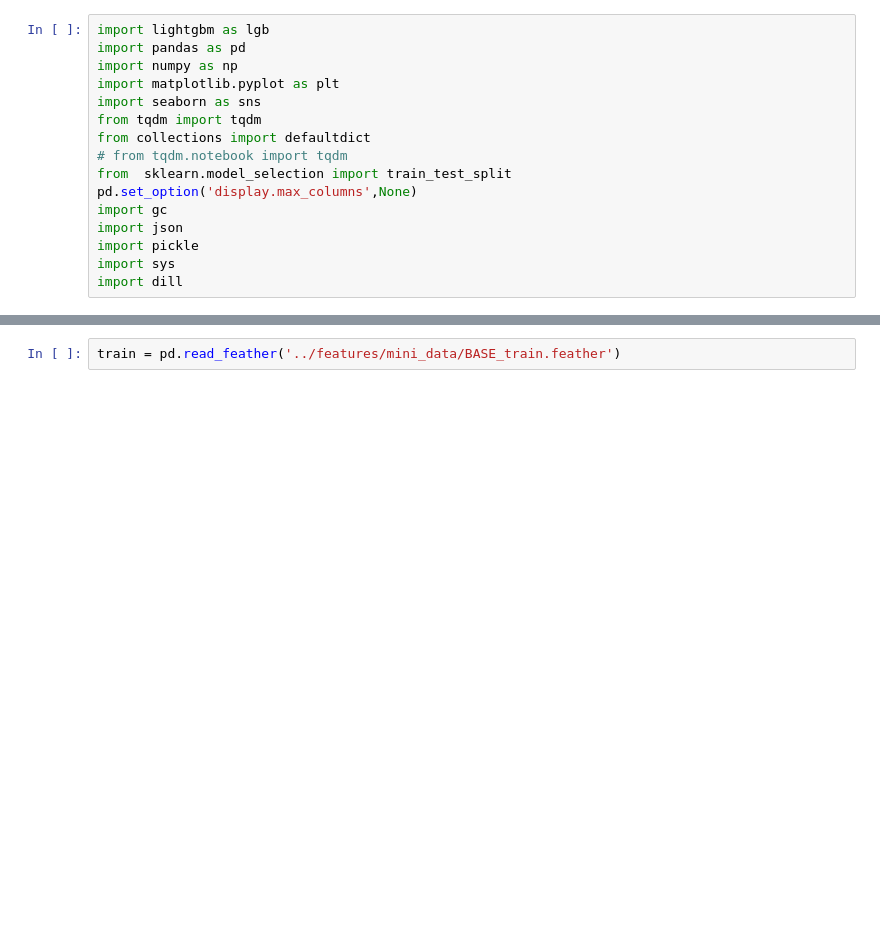
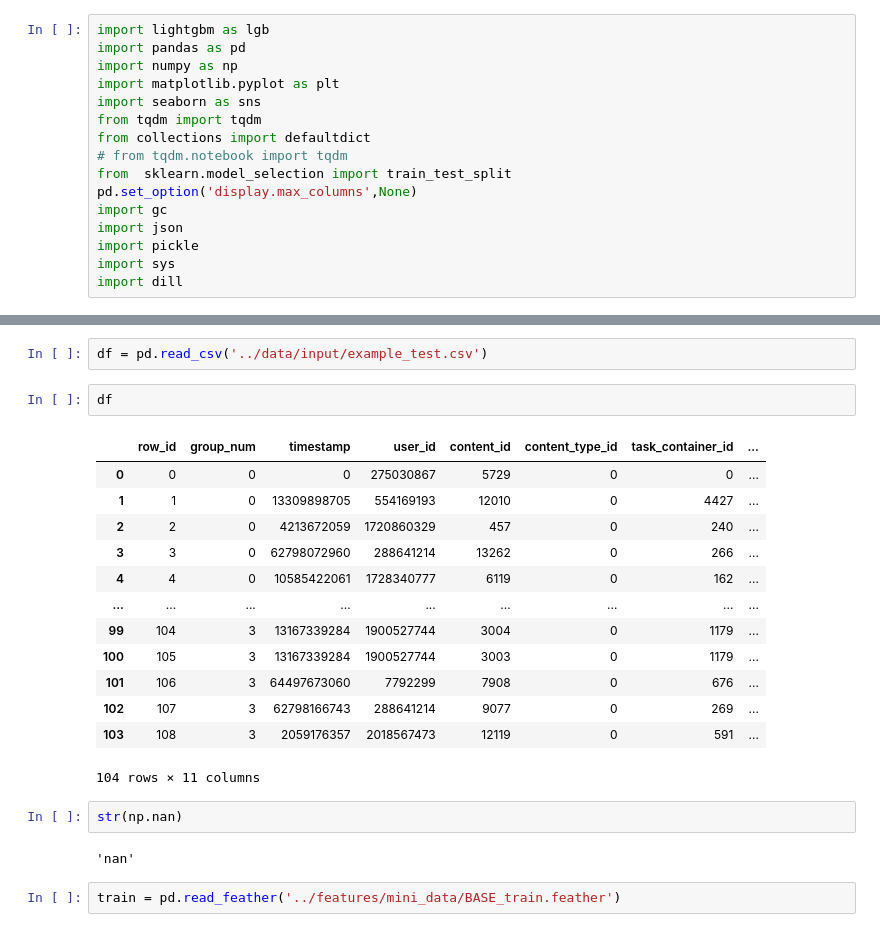
Before and after one commit to zakopuro/kaggle_Riiid, a Jupyter notebook: notebook/debug.ipynb, the cells around one changed output, grey strips where cells are left out. Saved outputs shown, nothing was run; the diff lists cells and outputs as text; blank space fills up the shorter version.

```diff
--- a/notebook/debug.ipynb
+++ b/notebook/debug.ipynb
@@ -17,2 +288,24 @@ import dill
+# %%
+df = pd.read_csv('../data/input/example_test.csv')
+# %%
+df
+# %% [output]
+|  | row_id | group_num | timestamp | user_id | content_id | content_type_id | task_container_id | ... |
+| 0 | 0 | 0 | 0 | 275030867 | 5729 | 0 | 0 | ... |
+| 1 | 1 | 0 | 13309898705 | 554169193 | 12010 | 0 | 4427 | ... |
+| 2 | 2 | 0 | 4213672059 | 1720860329 | 457 | 0 | 240 | ... |
+| 3 | 3 | 0 | 62798072960 | 288641214 | 13262 | 0 | 266 | ... |
+| 4 | 4 | 0 | 10585422061 | 1728340777 | 6119 | 0 | 162 | ... |
+| ... | ... | ... | ... | ... | ... | ... | ... | ... |
+| 99 | 104 | 3 | 13167339284 | 1900527744 | 3004 | 0 | 1179 | ... |
+| 100 | 105 | 3 | 13167339284 | 1900527744 | 3003 | 0 | 1179 | ... |
+| 101 | 106 | 3 | 64497673060 | 7792299 | 7908 | 0 | 676 | ... |
+| 102 | 107 | 3 | 62798166743 | 288641214 | 9077 | 0 | 269 | ... |
+| 103 | 108 | 3 | 2059176357 | 2018567473 | 12119 | 0 | 591 | ... |
+104 rows × 11 columns
+# %%
+str(np.nan)
+# %% [output]
+'nan'
 # %%
 train = pd.read_feather('../features/mini_data/BASE_train.feather')
```
Also changed, not shown: parts of 30 cells of this notebook, 4 other files.
